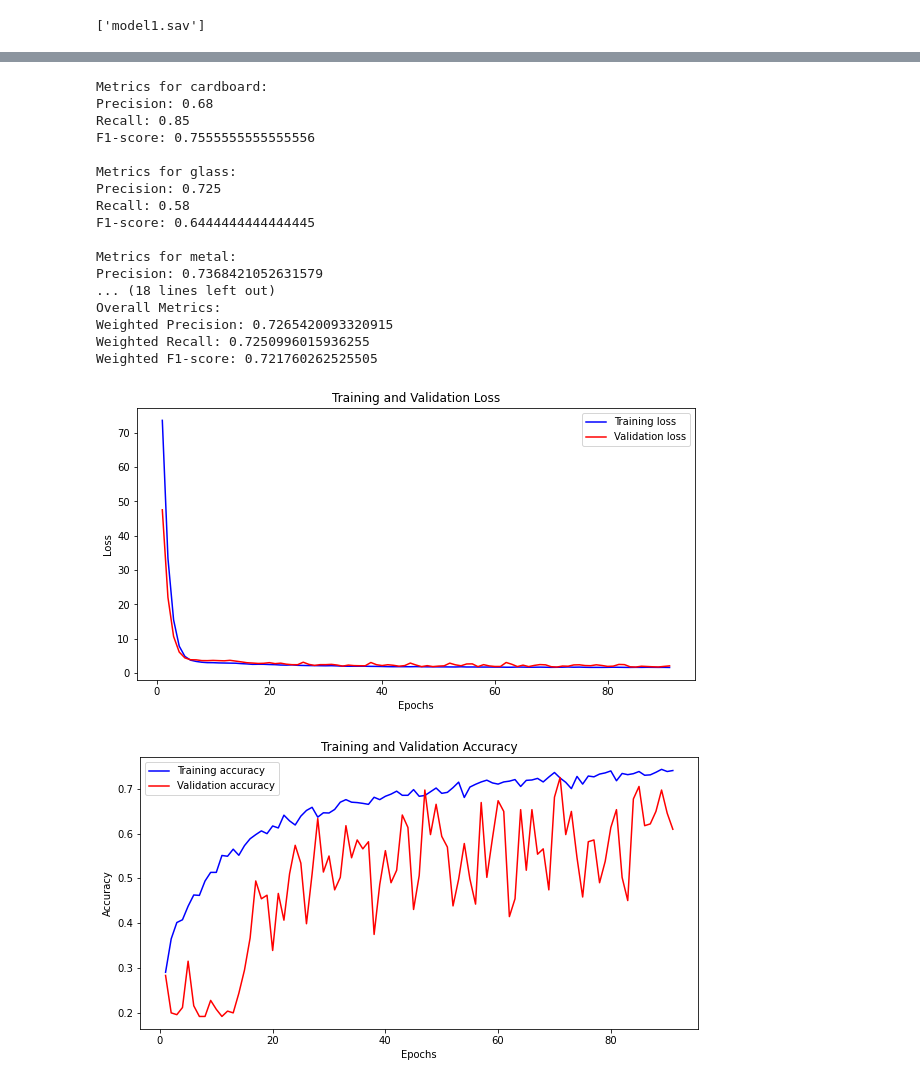
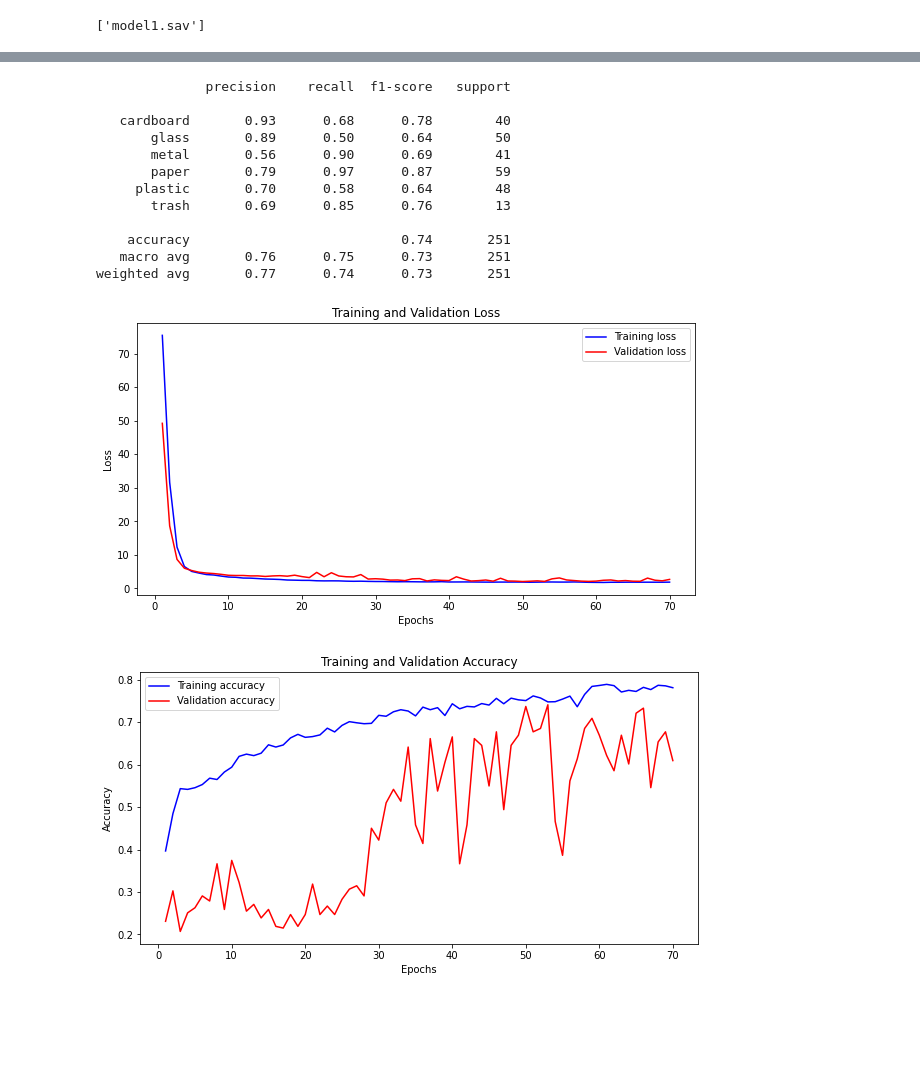
Before and after one commit to Monowog/ecs171-project, a Jupyter notebook: CNN.ipynb, the cells around one changed output, grey strips where cells are left out. Saved outputs shown, nothing was run; the diff lists cells and outputs as text; code cells hidden in the pictures; blank space fills up the shorter version.

```diff
--- a/CNN.ipynb
+++ b/CNN.ipynb
@@ -56,19 +58,7 @@ def create_model(learning_rate=1e-3, l1_reg=0.0, l2_reg=0.0, dropout_rate=0.0):
     model.add(BatchNormalization())
     model.add(layers.MaxPooling2D(pool_size=(2, 2)))
 
-    model.add(layers.Conv2D(8,(3,3), padding='same', activation='relu'))
-    model.add(BatchNormalization())
-    model.add(layers.MaxPooling2D(pool_size=(2,2)))
-
     model.add(layers.Conv2D(16,(3,3), padding='same', activation='relu'))
-    model.add(BatchNormalization())
-    model.add(layers.MaxPooling2D(pool_size=(2,2)))
-
-    model.add(layers.Conv2D(16,(3,3), padding='same', activation='relu'))
-    model.add(BatchNormalization())
-    model.add(layers.MaxPooling2D(pool_size=(2,2)))
-
-    model.add(layers.Conv2D(32,(3,3), padding='same', activation='relu'))
     model.add(BatchNormalization())
     model.add(layers.MaxPooling2D(pool_size=(2,2)))
 
@@ -85,7 +75,7 @@ def create_model(learning_rate=1e-3, l1_reg=0.0, l2_reg=0.0, dropout_rate=0.0):
 
     model.compile(optimizer=tf.keras.optimizers.Adam(learning_rate=learning_rate),
                   loss=tf.keras.losses.CategoricalCrossentropy(),
-                  metrics=['accuracy'])
+                  metrics=[tf.keras.metrics.CategoricalAccuracy()])
 
     checkpoint = ModelCheckpoint("best_model.h5", monitor='val_loss', verbose=1, save_best_only=True, mode='min')
 
@@ -130,6 +121,12 @@ filename = 'model1.sav'
 joblib.dump(final_model, filename)
 # %% [output]
 ['model1.sav']
+# %%
+import pickle
+
+# Saving history to a file
+with open('training_history.pkl', 'wb') as file:
+    pickle.dump(history, file)
 # %%
 # Confusion Matrix
 from sklearn.metrics import confusion_matrix
@@ -178,71 +175,54 @@ Confusion Matrix:
 # %%
-from sklearn.metrics import precision_score, recall_score, f1_score
+# Get classification report
+from sklearn.metrics import classification_report
 
-precision = precision_score(true_classes, predicted_classes, average=None)
-recall = recall_score(true_classes, predicted_classes, average=None)
-f1 = f1_score(true_classes, predicted_classes, average=None)
-
-for i, class_label in enumerate(class_labels):
-    print(f"Metrics for {class_label}:")
-    print(f"Precision: {precision[i]}")
-    print(f"Recall: {recall[i]}")
-    print(f"F1-score: {f1[i]}\n")
-
-overall_precision = precision_score(true_classes, predicted_classes, average='weighted')
-overall_recall = recall_score(true_classes, predicted_classes, average='weighted')
-overall_f1 = f1_score(true_classes, predicted_classes, average='weighted')
-
-print("Overall Metrics:")
-print(f"Weighted Precision: {overall_precision}")
-print(f"Weighted Recall: {overall_recall}")
-print(f"Weighted F1-score: {overall_f1}")
+print(classification_report(true_classes, predicted_classes, target_names=list(test_generator.class_indices.keys())))
 # %% [output]
-Metrics for cardboard:
-Precision: 0.68
-Recall: 0.85
-F1-score: 0.7555555555555556
+              precision    recall  f1-score   support
 
-Metrics for glass:
-Precision: 0.725
-Recall: 0.58
-F1-score: 0.6444444444444445
+   cardboard       0.93      0.68      0.78        40
+       glass       0.89      0.50      0.64        50
+       metal       0.56      0.90      0.69        41
+       paper       0.79      0.97      0.87        59
+     plastic       0.70      0.58      0.64        48
+       trash       0.69      0.85      0.76        13
 
-Metrics for metal:
-Precision: 0.7368421052631579
-... (18 lines left out)
-Overall Metrics:
-Weighted Precision: 0.7265420093320915
-Weighted Recall: 0.7250996015936255
-Weighted F1-score: 0.721760262525505
+    accuracy                           0.74       251
+   macro avg       0.76      0.75      0.73       251
+weighted avg       0.77      0.74      0.73       251
 # %%
 # Plotting training and validation loss
 import matplotlib.pyplot as plt
+import math
+
+with open('training_history.pkl', 'rb') as file:
+    history = pickle.load(file)
 
 loss = history.history['loss']
 val_loss = history.history['val_loss']
 epochs = range(1, len(loss) + 1)
 
 plt.figure(figsize=(10, 5))
 plt.plot(epochs, loss, 'b', label='Training loss')
 plt.plot(epochs, val_loss, 'r', label='Validation loss')
 plt.title('Training and Validation Loss')
 plt.xlabel('Epochs')
 plt.ylabel('Loss')
 plt.legend()
 plt.show()
 
 # Plotting training and validation accuracy
-acc = history.history['accuracy']
-val_acc = history.history['val_accuracy']
+acc = history.history['categorical_accuracy']
+val_acc = history.history['val_categorical_accuracy']
 
 plt.figure(figsize=(10, 5))
 plt.plot(epochs, acc, 'b', label='Training accuracy')
 plt.plot(epochs, val_acc, 'r', label='Validation accuracy')
 plt.title('Training and Validation Accuracy')
 plt.xlabel('Epochs')
 plt.ylabel('Accuracy')
 plt.legend()
 plt.show()
 # %% [output]
-[figure, old version]
+[figure, new version]
-[figure, old version]
+[figure, new version]
```
Also changed, not shown: parts of 4 cells of this notebook, 2 other files.
